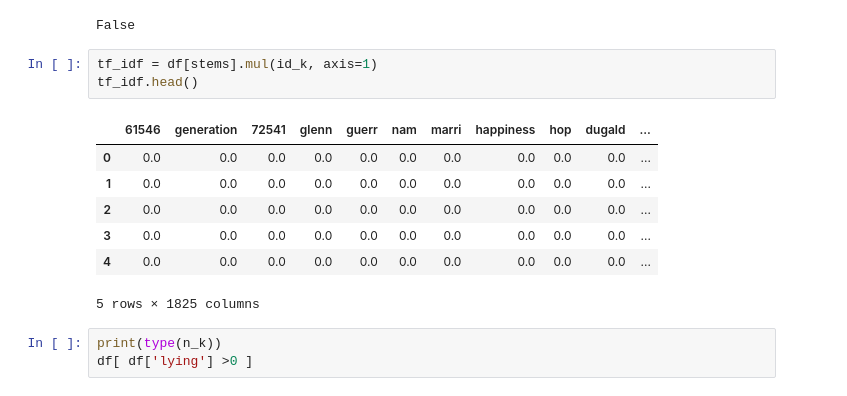
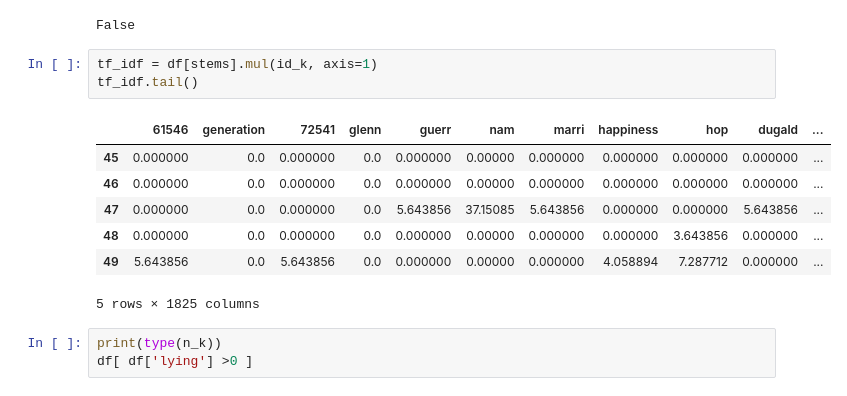
Before and after one commit to 3rickDJ/RI-K-means, a Jupyter notebook: matrix.ipynb, the cells around one changed output. Saved outputs shown, nothing was run; the diff lists cells and outputs as text.

```diff
--- a/matrix.ipynb
+++ b/matrix.ipynb
@@ -43,14 +53,14 @@ id_k.hasnans
 False
 # %%
 tf_idf = df[stems].mul(id_k, axis=1)
-tf_idf.head()
+tf_idf.tail()
 # %% [output]
 |  | 61546 | generation | 72541 | glenn | guerr | nam | marri | happiness | hop | dugald | ... |
-| 0 | 0.0 | 0.0 | 0.0 | 0.0 | 0.0 | 0.0 | 0.0 | 0.0 | 0.0 | 0.0 | ... |
-| 1 | 0.0 | 0.0 | 0.0 | 0.0 | 0.0 | 0.0 | 0.0 | 0.0 | 0.0 | 0.0 | ... |
-| 2 | 0.0 | 0.0 | 0.0 | 0.0 | 0.0 | 0.0 | 0.0 | 0.0 | 0.0 | 0.0 | ... |
-| 3 | 0.0 | 0.0 | 0.0 | 0.0 | 0.0 | 0.0 | 0.0 | 0.0 | 0.0 | 0.0 | ... |
-| 4 | 0.0 | 0.0 | 0.0 | 0.0 | 0.0 | 0.0 | 0.0 | 0.0 | 0.0 | 0.0 | ... |
+| 45 | 0.000000 | 0.0 | 0.000000 | 0.0 | 0.000000 | 0.00000 | 0.000000 | 0.000000 | 0.000000 | 0.000000 | ... |
+| 46 | 0.000000 | 0.0 | 0.000000 | 0.0 | 0.000000 | 0.00000 | 0.000000 | 0.000000 | 0.000000 | 0.000000 | ... |
+| 47 | 0.000000 | 0.0 | 0.000000 | 0.0 | 5.643856 | 37.15085 | 5.643856 | 0.000000 | 0.000000 | 5.643856 | ... |
+| 48 | 0.000000 | 0.0 | 0.000000 | 0.0 | 0.000000 | 0.00000 | 0.000000 | 0.000000 | 3.643856 | 0.000000 | ... |
+| 49 | 5.643856 | 0.0 | 5.643856 | 0.0 | 0.000000 | 0.00000 | 0.000000 | 4.058894 | 7.287712 | 0.000000 | ... |
 5 rows × 1825 columns
 # %%
 print(type(n_k))
```
Also changed, not shown: parts of 6 cells of this notebook, 1 other file.
